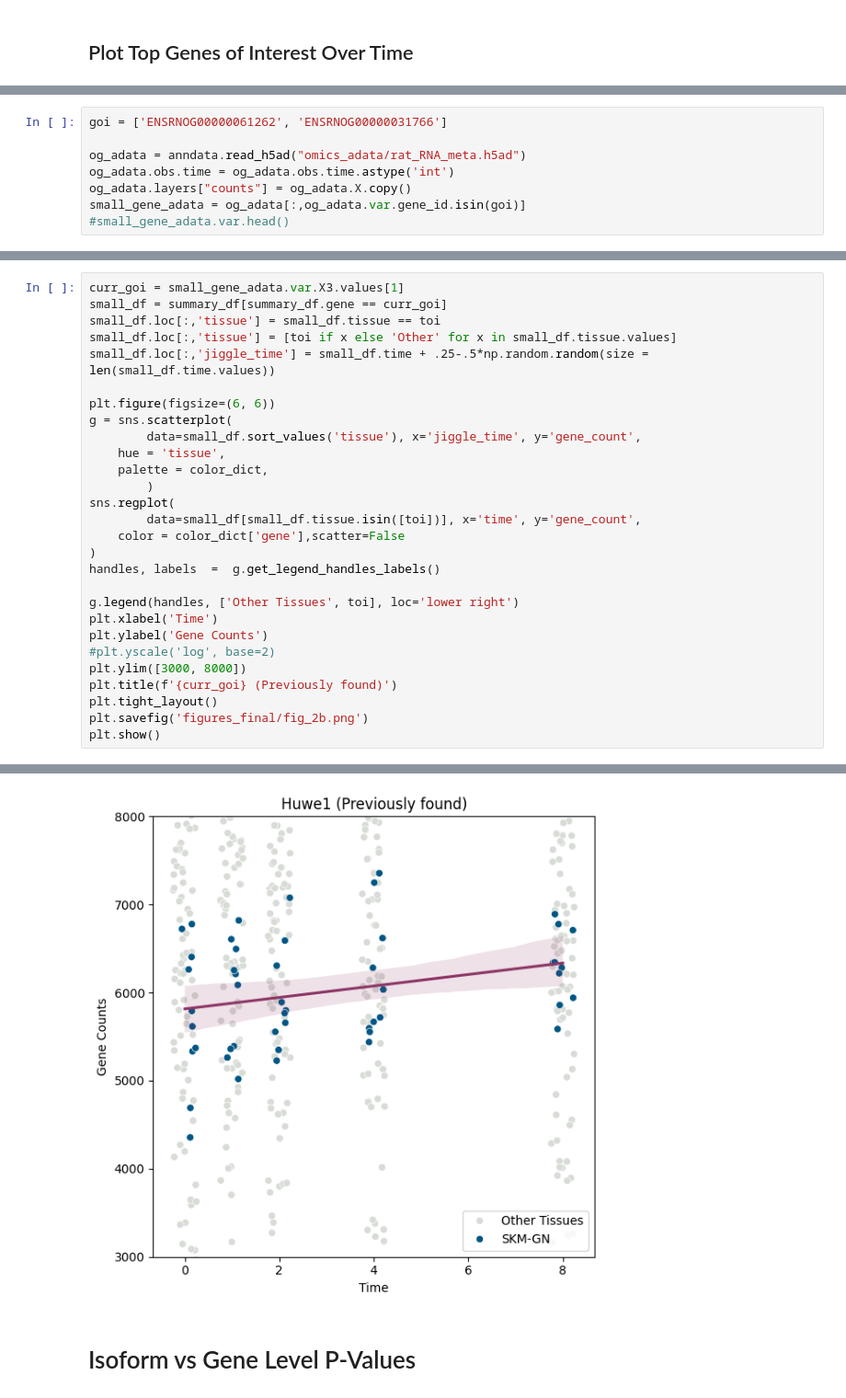
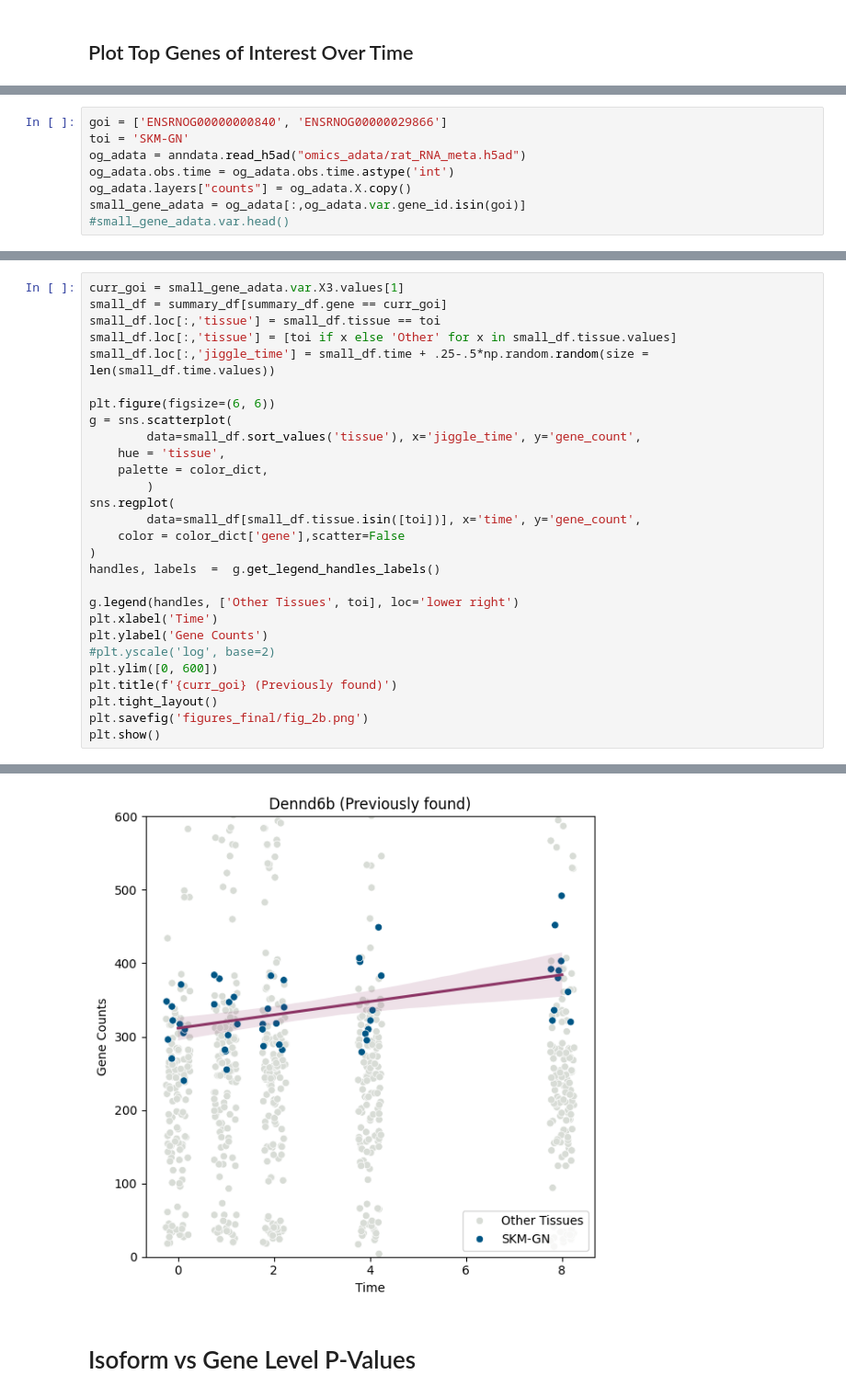
Before and after one commit to pachterlab/OP_2025, a Jupyter notebook: analysis_scripts/DEseq.ipynb, the cells around one changed output, grey strips where cells are left out. Shown at 92% size. Drawn from its saved outputs; the diff is of its cells as text.

```diff
--- a/analysis_scripts/DEseq.ipynb
+++ b/analysis_scripts/DEseq.ipynb
@@ -314,6 +337,6 @@ new_genes.sort_values(['log2FoldChange'], ascending=False, key=abs).iloc[0:10,:]
 # %%
-goi = ['ENSRNOG00000061262', 'ENSRNOG00000031766']
-
+goi = ['ENSRNOG00000000840', 'ENSRNOG00000029866']
+toi = 'SKM-GN'
 og_adata = anndata.read_h5ad("omics_adata/rat_RNA_meta.h5ad")
 og_adata.obs.time = og_adata.obs.time.astype('int')
 og_adata.layers["counts"] = og_adata.X.copy()
@@ -374,35 +397,35 @@ small_df = summary_df[summary_df.gene == curr_goi]
 small_df.loc[:,'tissue'] = small_df.tissue == toi
 small_df.loc[:,'tissue'] = [toi if x else 'Other' for x in small_df.tissue.values]
 small_df.loc[:,'jiggle_time'] = small_df.time + .25-.5*np.random.random(size = len(small_df.time.values))
 
 plt.figure(figsize=(6, 6))
 g = sns.scatterplot(
         data=small_df.sort_values('tissue'), x='jiggle_time', y='gene_count',
     hue = 'tissue',
     palette = color_dict,
         )
 sns.regplot(
         data=small_df[small_df.tissue.isin([toi])], x='time', y='gene_count',
     color = color_dict['gene'],scatter=False
 )
 handles, labels  =  g.get_legend_handles_labels()
 
 g.legend(handles, ['Other Tissues', toi], loc='lower right')
 plt.xlabel('Time')
 plt.ylabel('Gene Counts')
 #plt.yscale('log', base=2)
-plt.ylim([3000, 8000])
+plt.ylim([0, 600])
 plt.title(f'{curr_goi} (Previously found)')
 plt.tight_layout()
 plt.savefig('figures_final/fig_2b.png')
 plt.show()
 # %% [output]
 A value is trying to be set on a copy of a slice from a DataFrame.
 Try using .loc[row_indexer,col_indexer] = value instead
 
 See the caveats in the documentation: https://pandas.pydata.org/pandas-docs/stable/user_guide/indexing.html#returning-a-view-versus-a-copy
   small_df.loc[:,'jiggle_time'] = small_df.time + .25-.5*np.random.random(size = len(small_df.time.values))
-[figure, old version]
+[figure, new version]
 # %% [markdown]
 # Isoform vs Gene Level P-Values
 # %%
```
Also changed, not shown: parts of 25 cells of this notebook, 18 other files.
